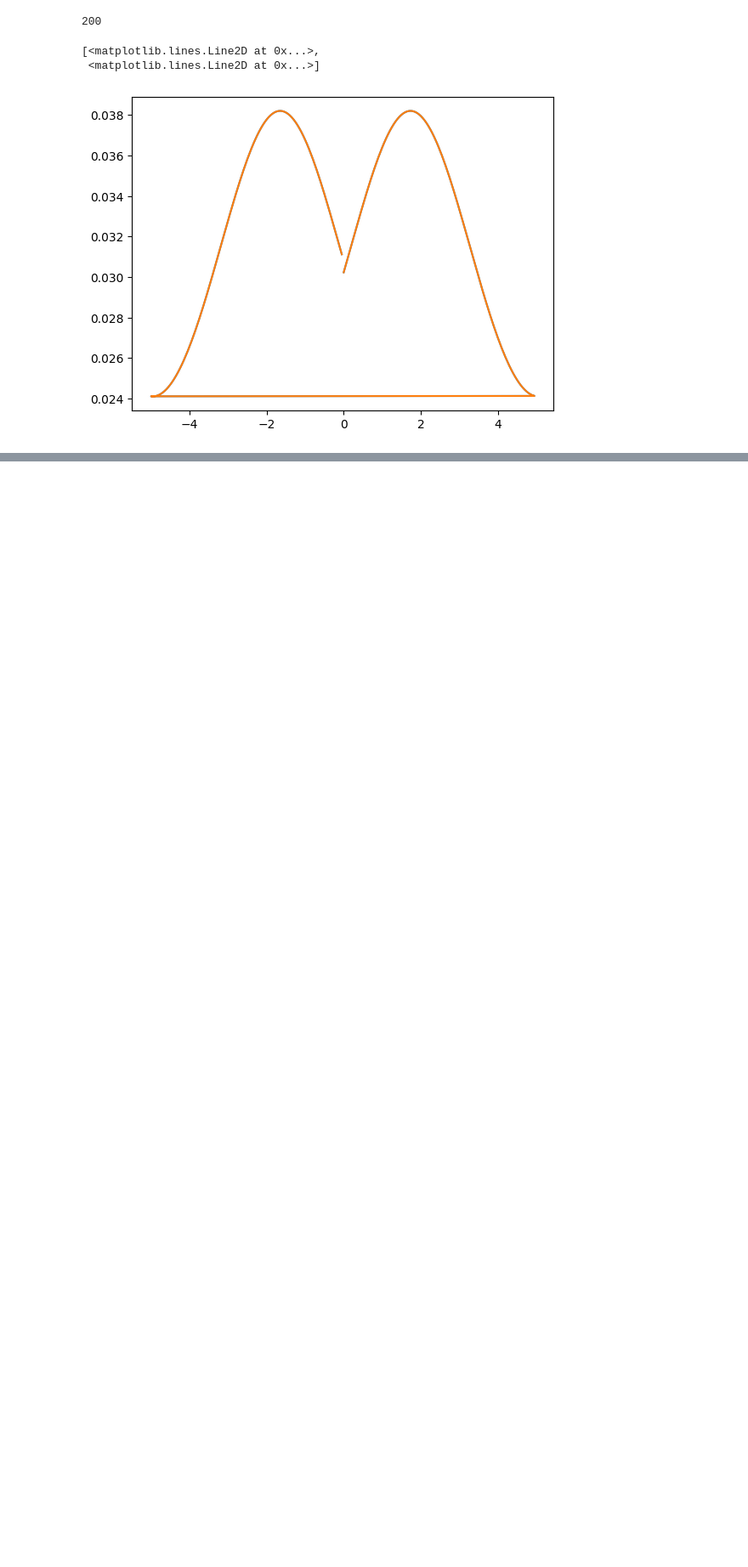
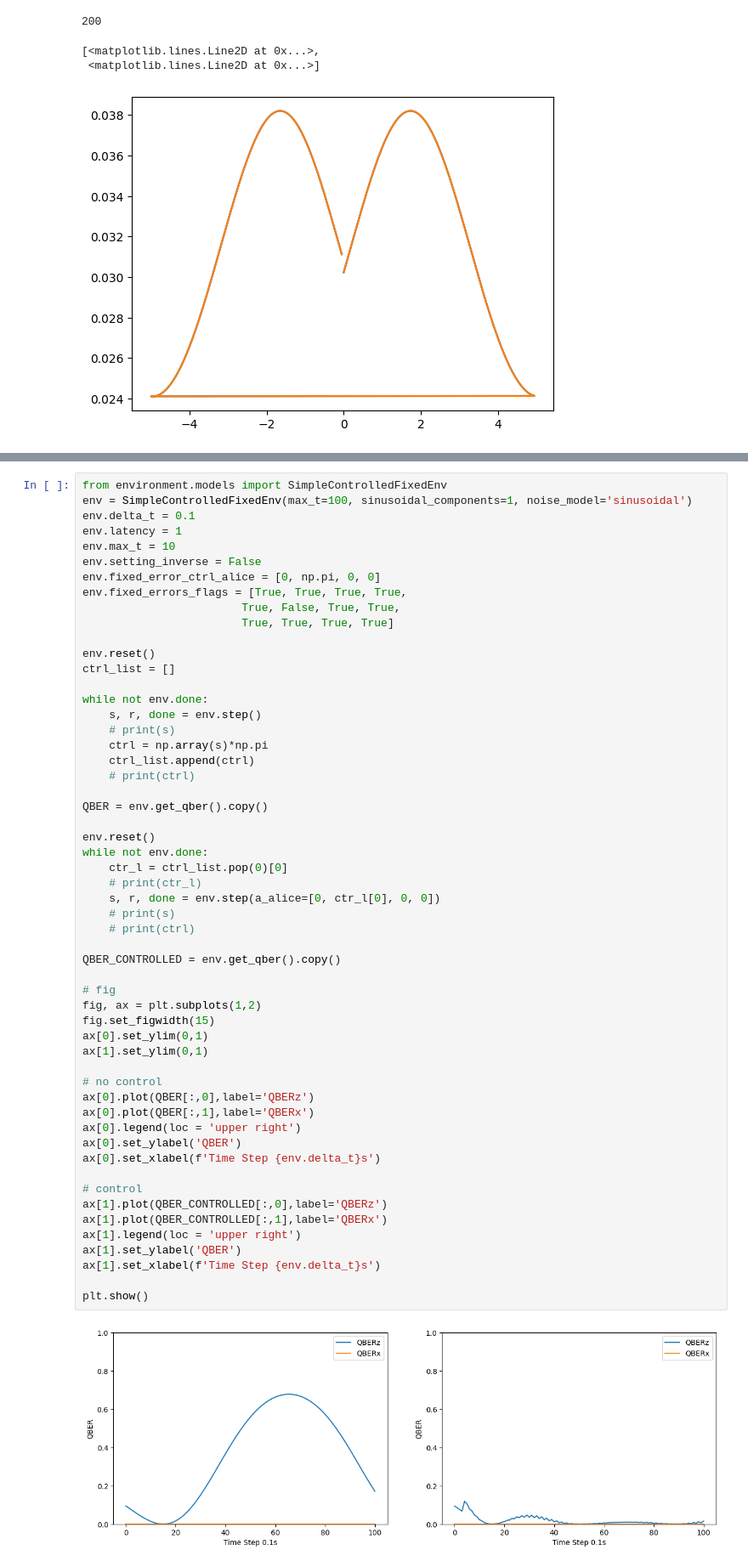
Before and after one commit to callmechristian/qnctrl, a Jupyter notebook: test2.ipynb, the cells around one changed output, grey strips where cells are left out. Shown at 85% size. Cells and saved outputs as stored; diff of their text form; blank space fills up the shorter version.

```diff
--- a/test2.ipynb
+++ b/test2.ipynb
@@ -112,0 +115,57 @@ plt.plot(freq, np.abs(qbfft))
+# %%
+from environment.models import SimpleControlledFixedEnv
+env = SimpleControlledFixedEnv(max_t=100, sinusoidal_components=1, noise_model='sinusoidal')
+env.delta_t = 0.1
+env.latency = 1
+env.max_t = 10
+env.setting_inverse = False
+env.fixed_error_ctrl_alice = [0, np.pi, 0, 0]
+env.fixed_errors_flags = [True, True, True, True,
+                        True, False, True, True,
+                        True, True, True, True]
+
+env.reset()
+ctrl_list = []
+
+while not env.done:
+    s, r, done = env.step()
+    # print(s)
+    ctrl = np.array(s)*np.pi
+    ctrl_list.append(ctrl)
+    # print(ctrl)
+
+QBER = env.get_qber().copy()
+
+env.reset()
+while not env.done:
+    ctr_l = ctrl_list.pop(0)[0]
+    # print(ctr_l)
+    s, r, done = env.step(a_alice=[0, ctr_l[0], 0, 0])
+    # print(s)
+    # print(ctrl)
+
+QBER_CONTROLLED = env.get_qber().copy()
+
+# fig
+fig, ax = plt.subplots(1,2)
+fig.set_figwidth(15)
+ax[0].set_ylim(0,1)
+ax[1].set_ylim(0,1)
+
+# no control
+ax[0].plot(QBER[:,0],label='QBERz')
+ax[0].plot(QBER[:,1],label='QBERx')
+ax[0].legend(loc = 'upper right')
+ax[0].set_ylabel('QBER')
+ax[0].set_xlabel(f'Time Step {env.delta_t}s')
+
+# control
+ax[1].plot(QBER_CONTROLLED[:,0],label='QBERz')
+ax[1].plot(QBER_CONTROLLED[:,1],label='QBERx')
+ax[1].legend(loc = 'upper right')
+ax[1].set_ylabel('QBER')
+ax[1].set_xlabel(f'Time Step {env.delta_t}s')
+
+plt.show()
+# %% [output]
+[figure, added]
```
Also changed, not shown: parts of 2 cells of this notebook, 50 other files.
